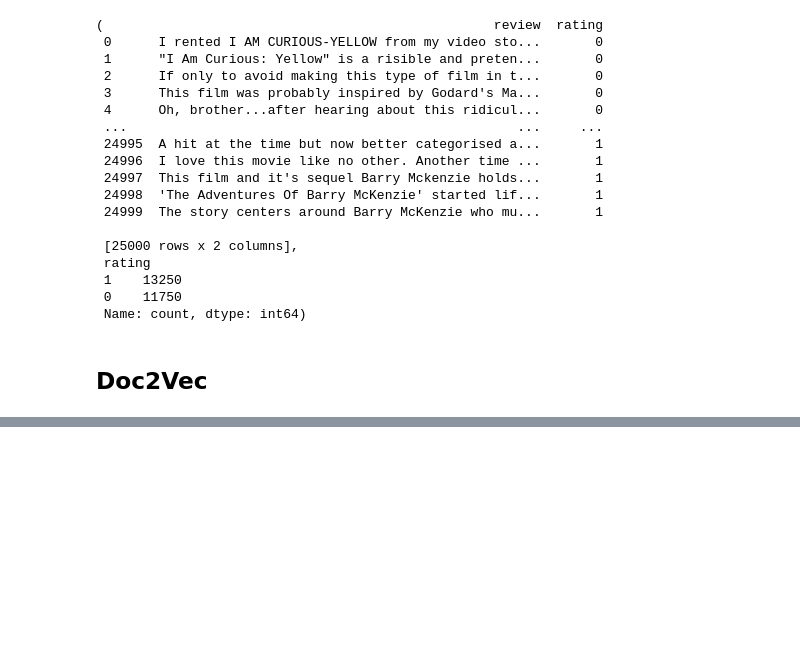
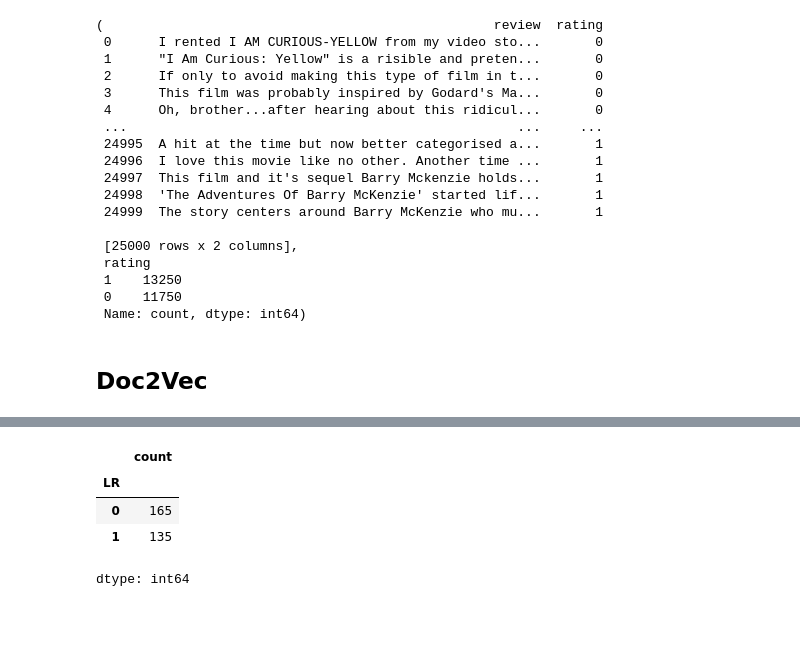
Before and after one commit to EgehanEralp/colabnotebooks, a Jupyter notebook: ensemble_defense.ipynb, the cells around one changed output, grey strips where cells are left out. Cells and saved outputs as stored; diff of their text form; code cells hidden in the pictures; blank space fills up the shorter version.

```diff
--- a/ensemble_defense.ipynb
+++ b/ensemble_defense.ipynb
@@ -248,0 +537,8 @@ train, train.rating.value_counts()
+# %%
+test_bd.LR.value_counts()
+# %% [output]
+|  | count |
+| LR |  |
+| 0 | 165 |
+| 1 | 135 |
+dtype: int64
@@ -248,0 +547,2 @@ train, train.rating.value_counts()
+# %% [markdown]
+#
```
Also changed, not shown: parts of 22 cells of this notebook.
